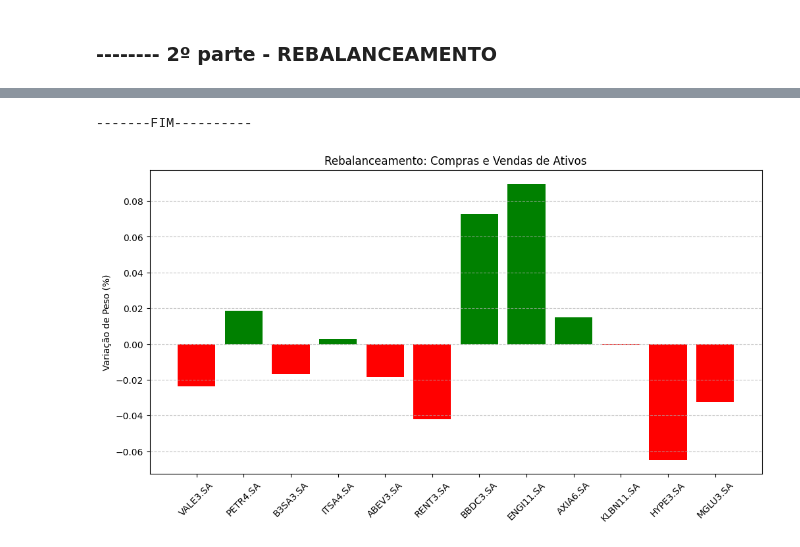
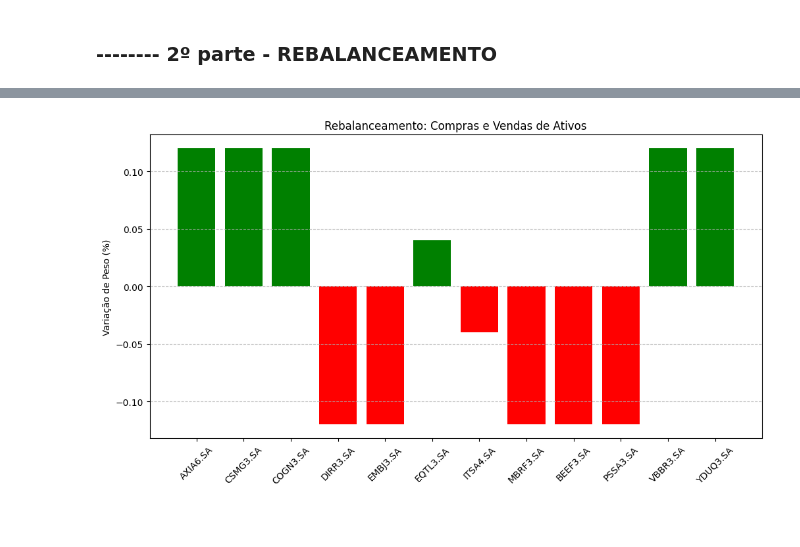
Before and after one commit to JoaoNogaroli/mestrado, a Jupyter notebook: Disciplina-atellier/aula 29-05-2026/app_otimizacao_carteira_magic_formula.ipynb, the cells around one changed output, grey strips where cells are left out. Cells and saved outputs as stored; diff of their text form; code cells hidden in the pictures; blank space fills up the shorter version.

```diff
--- a/Disciplina-atellier/aula 29-05-2026/app_otimizacao_carteira_magic_formula.ipynb
+++ b/Disciplina-atellier/aula 29-05-2026/app_otimizacao_carteira_magic_formula.ipynb
@@ -142,5 +112,15 @@ vb_theta = 2
 # %% [markdown]
 # Modelo com dados fundamentalistas
+# %%
+score_2023_ativos = {}
+i=0
+for ticker in df_mf_2023['ticker'].unique():
+
+    df_temp = df_mf_2023[df_mf_2023['ticker'] == ticker]
+    # print(df_temp[['dt_refer', 'earnings_yield', 'ROIC']])
+    score_anual = (0.5*df_temp['earnings_yield'] + 0.5*df_temp['ROIC']).sum()
+    score_2023_ativos[i] = score_anual
+    i=i+1
 # %%
 # ------ CRIAÇÃO DO MODELO
 model = pyo.ConcreteModel()
@@ -228,13 +230,18 @@ CPLEX> -------FIM----------
 ## MOSTRANDO RESULTADO DA 1 PRIMEIRA PARTE
 # %%
 lista_grande = []
-for numero in range(len(um_ativos.columns)):
+for numero in range(len(dados_retorno_2024.columns)):
     peso_ativo = pyo.value(model.x[numero])
     ativado = pyo.value(model.y[numero])
 
     lista = [peso_ativo, ativado]
     lista_grande.append(lista)
 print(lista_grande)
-final = pd.DataFrame(lista_grande, columns=["peso_ativo","ativado"], index=um_ativos.columns)
+print(vb_cardinalidade_min)
+print(vb_cardinalidade_max)
+# print('cardinalidade escolhida: ',pyo.value(model.card_valor))
+
+final = pd.DataFrame(lista_grande, columns=["peso_ativo","ativado"], index=dados_retorno_2024.columns)
+print(len(final[final['ativado']!=0]))
 print(final[final['ativado']!=0])
 # %% [output]
@@ -256,4 +262,12 @@ carteira_otimizada = 1 + carteira_otimizada
 # %%
+df_final = final[final['ativado']!=0]
+print(df_final.head())
+ativos_selecionados = df_final.index
+retornos_carteira= dados_retorno_2024[ativos_selecionados]
+
+carteira_otimizada = (retornos_carteira*df_final['peso_ativo']).sum(axis=1)
+carteira_otimizada = 1 + carteira_otimizada
+
 # 3. Transformar em Retorno Acumulado (Base 100)
 acum_otimizado = (carteira_otimizada).cumprod() * 100
 # acum_equi = (carteira_equi).cumprod() * 100
@@ -466,3 +325,13 @@ pesos_anteriores
+# %%
+score_2024_ativos = {}
+i=0
+for ticker in df_mf_2024['ticker'].unique():
+
+    df_temp = df_mf_2024[df_mf_2024['ticker'] == ticker]
+    # print(df_temp[['dt_refer', 'earnings_yield', 'ROIC']])
+    score_anual = (0.5*df_temp['earnings_yield'] + 0.5*df_temp['ROIC']).sum()
+    score_2024_ativos[i] = score_anual
+    i=i+1
 # %%
 ## a ideia aqui é Compra e Venda ,
 ## mas nao binária, ou seja, nao é 0 nao compra e 1 compra,
@@ -527,16 +472,9 @@ model_B.model_B_x_y = pyo.Constraint(model_B.ativos, rule = model_B_x_y)
-# %%
-opt_B = SolverFactory('cplex', executable='C:\\CPLEX_Studio2211\\cplex\\bin\\x64_win64\\cplex.exe')
-opt_B.options['TimeLimit'] = 300
-resultado = opt_B.solve(model_B)
-print("-------FIM----------")
-# %% [output]
--------FIM----------
 # %%
 # Extrair os valores de compra e venda do model_B
 mudancas_compra = []
 mudancas_venda = []
 mudancas = []
-for a in range(len(retornos_ativos_segunda_metade.columns)):
+for a in range(len(dados_retorno_2024.columns)):
     c = pyo.value(model_B.compra[a])
     v = pyo.value(model_B.venda[a])
 
@@ -544,34 +482,34 @@ for a in range(len(retornos_ativos_segunda_metade.columns)):
 
 
     # Se comprou, valor positivo; se vendeu, valor negativo
     mudancas_compra.append(c)
     mudancas_venda.append(v)
 
 x_peso_final = []
 y_ativado_final = []
 
-for a in range(len(retornos_ativos_segunda_metade.columns)):
+for a in range(len(dados_retorno_2024.columns)):
     lista_x = pyo.value(model_B.x[a])
     lista_y = pyo.value(model_B.y[a])
 
     x_peso_final.append(lista_x)
     y_ativado_final.append(lista_y)
 
 lista_peso_anterior = df_final['peso_ativo'].tolist()
-df_mudancas = pd.DataFrame({'Ativo': retornos_ativos_primeira_metade.columns,'Mudança': mudancas, 'Mudança_Compra': mudancas_compra,"Mudança_venda":mudancas_venda,'Ativado':y_ativado_final, "Peso_otimizado":x_peso_final})
+df_mudancas = pd.DataFrame({'Ativo': dados_retorno_2024.columns,'Mudança': mudancas, 'Mudança_Compra': mudancas_compra,"Mudança_venda":mudancas_venda,'Ativado':y_ativado_final, "Peso_otimizado":x_peso_final})
 # carteira_final['peso_anterior'] = lista_peso_anterior
 
 df_mudancas2 = df_mudancas[df_mudancas['Mudança'].abs() > 0.0001] # Filtrar apenas o que mudou
-carteira_final = df_mudancas[df_mudancas['Ativado']==1]
+carteira_final = df_mudancas[df_mudancas['Ativado']>0.5]
 
 
 plt.figure(figsize=(12, 6))
 colors = ['green' if x > 0 else 'red' for x in df_mudancas2['Mudança']]
 plt.bar(df_mudancas2['Ativo'], df_mudancas2['Mudança'], color=colors)
 plt.xticks(rotation=45)
 plt.title('Rebalanceamento: Compras e Vendas de Ativos')
 plt.ylabel('Variação de Peso (%)')
 plt.grid(axis='y', linestyle='--', alpha=0.7)
 plt.show()
 # %% [output]
-[figure, old version]
+[figure, new version]
```
Also changed, not shown: parts of 27 cells of this notebook, 11 other files.
